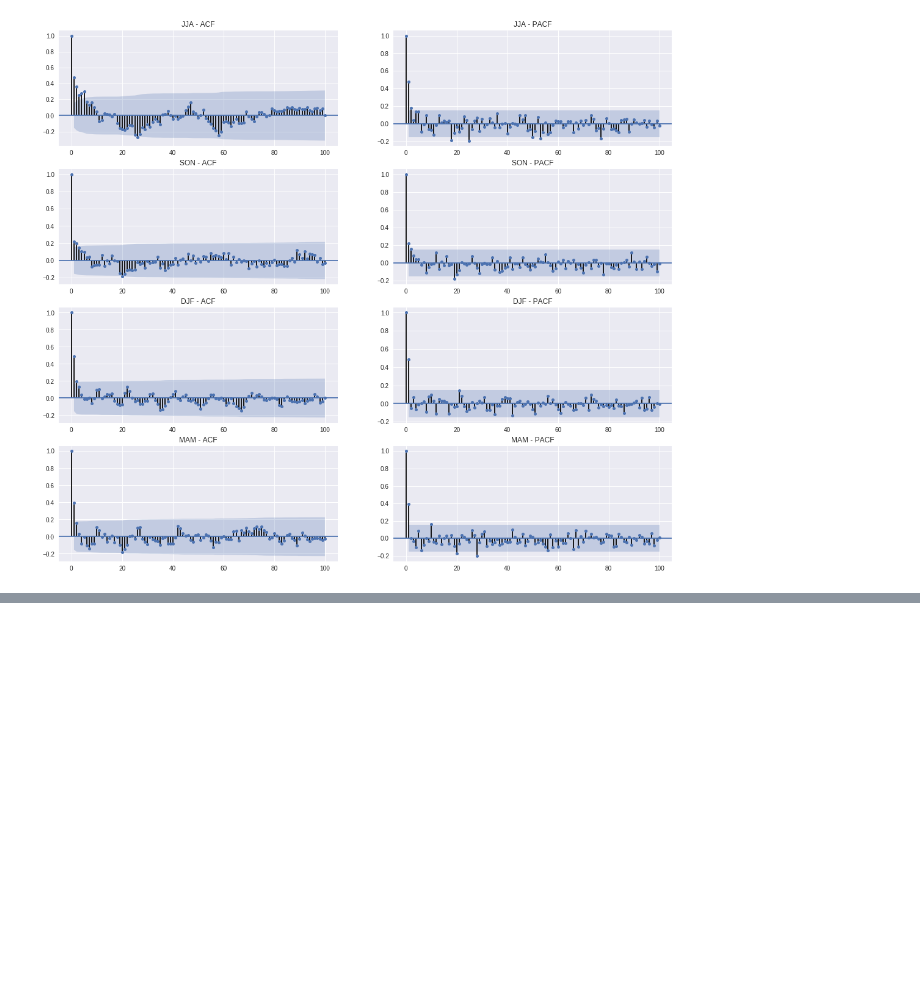
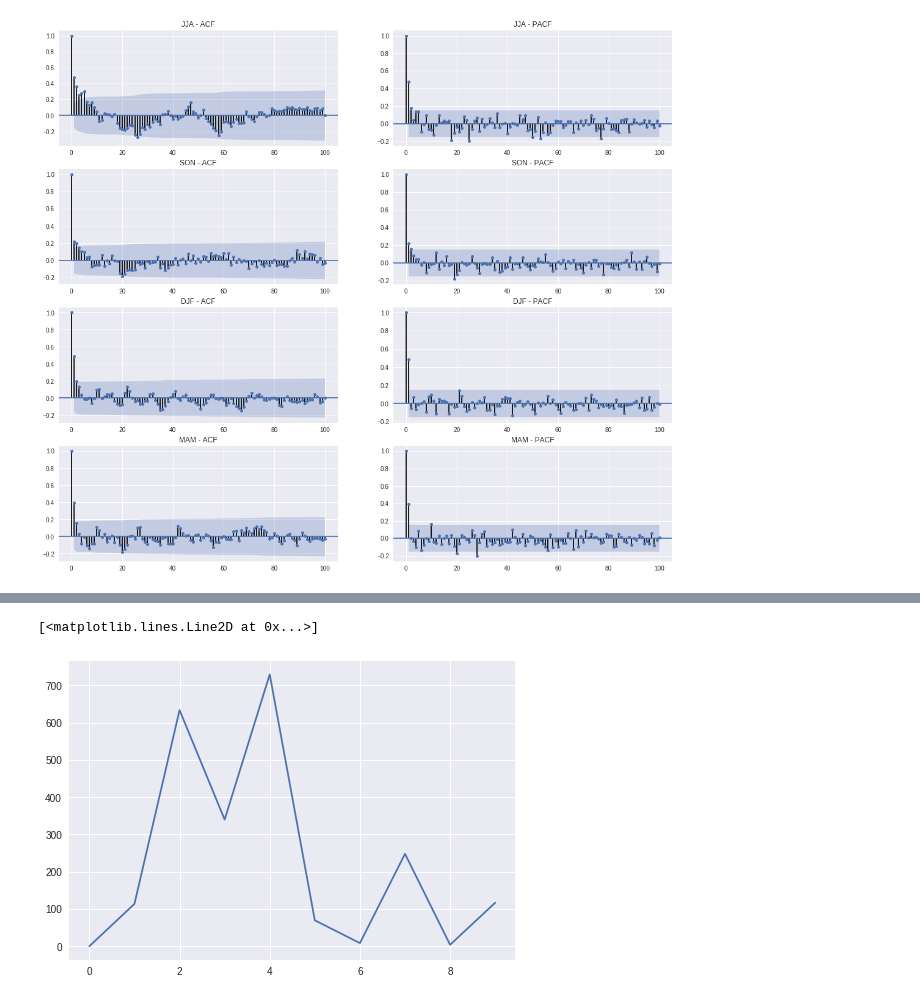
Before and after one commit to hfloresr/ArcticSea, a Jupyter notebook: seaice_splines.ipynb, the cells around one changed output, grey strips where cells are left out. Drawn from its saved outputs; the diff is of its cells as text; code cells hidden in the pictures; blank space fills up the shorter version.

```diff
--- a/seaice_splines.ipynb
+++ b/seaice_splines.ipynb
@@ -237,0 +299,5 @@ mam_pacf = plot_pacf(R3['MAM'], lags=100, title='MAM - PACF', ax=axs[3,1])
+# %%
+plt.plot(perio[:10])
+# %% [output]
+[<matplotlib.lines.Line2D at 0x...>]
+[figure, added]
```
Also changed, not shown: parts of 9 cells of this notebook.
